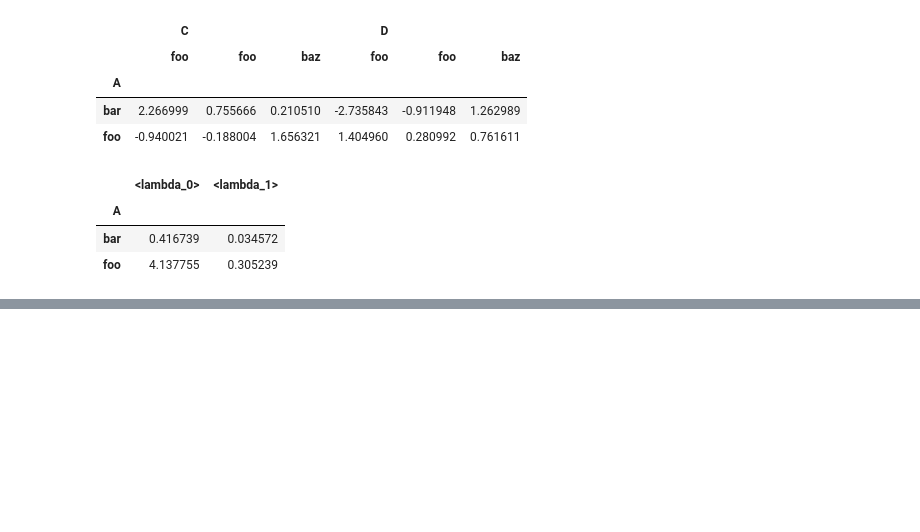
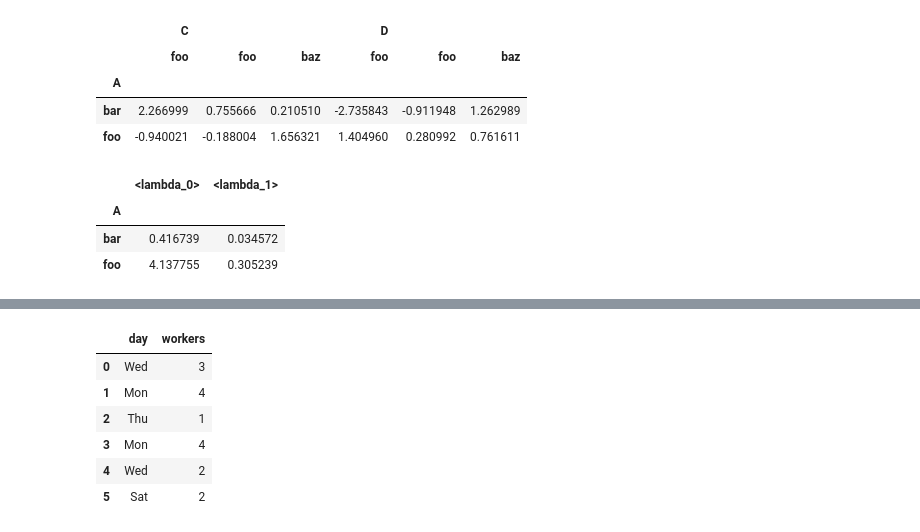
Before and after one commit to ilyak93/self-studying, a Jupyter notebook: DataEngineering/pandas/pandas_groupby.ipynb, the cells around one changed output, grey strips where cells are left out. Saved outputs shown, nothing was run; the diff lists cells and outputs as text; code cells hidden in the pictures; blank space fills up the shorter version.

```diff
--- a/DataEngineering/pandas/pandas_groupby.ipynb
+++ b/DataEngineering/pandas/pandas_groupby.ipynb
@@ -1821,0 +1948,34 @@ df.groupby("A", group_keys=False).apply(lambda x: x, include_groups=True)
+# %%
+days = pd.Categorical(
+
+    values=["Wed", "Mon", "Thu", "Mon", "Wed", "Sat"],
+
+    categories=["Mon", "Tue", "Wed", "Thu", "Fri", "Sat", "Sun"],
+
+)
+
+
+
+data = pd.DataFrame(
+
+   {
+
+       "day": days,
+
+       "workers": [3, 4, 1, 4, 2, 2],
+
+   }
+
+)
+
+
+
+data
+# %% [output]
+|  | day | workers |
+| 0 | Wed | 3 |
+| 1 | Mon | 4 |
+| 2 | Thu | 1 |
+| 3 | Mon | 4 |
+| 4 | Wed | 2 |
+| 5 | Sat | 2 |
```
Also changed, not shown: parts of 173 cells of this notebook.
